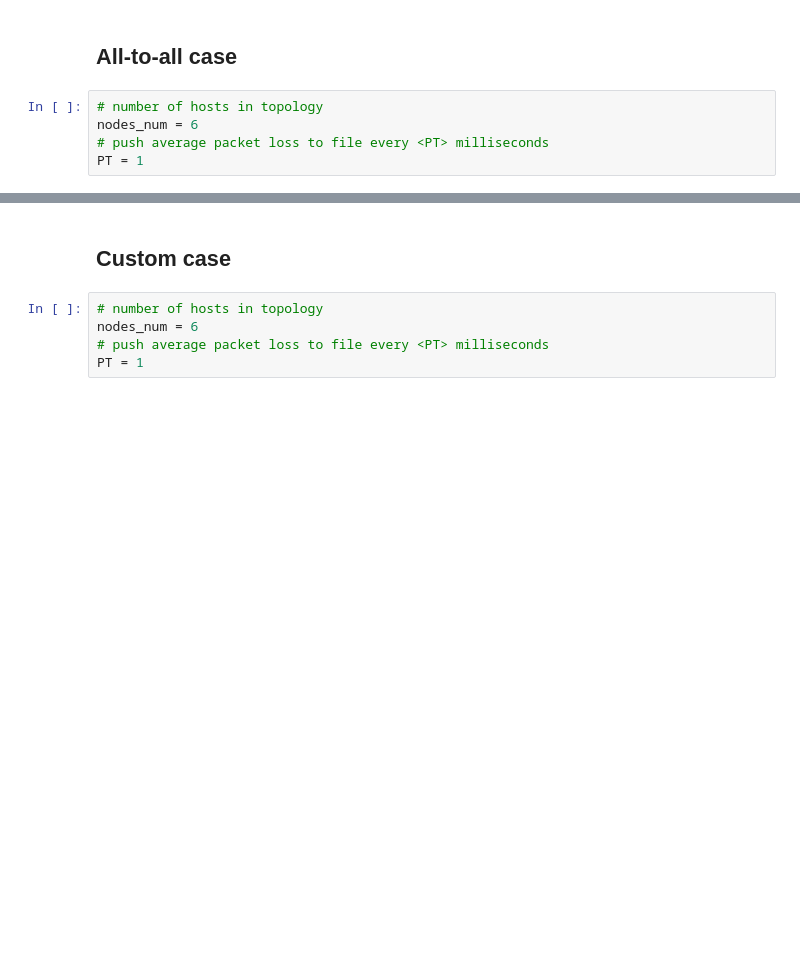
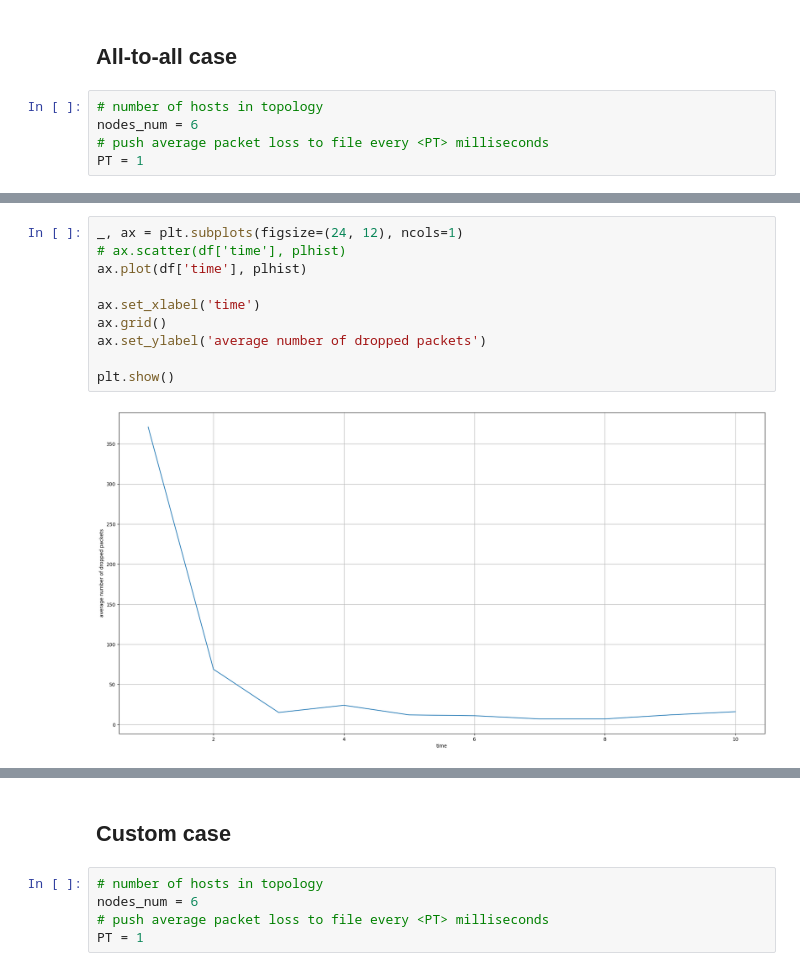
Before and after one commit to Krynegal/SDN_modeling_system, a Jupyter notebook: parser/datParser.ipynb, the cells around one changed output, grey strips where cells are left out. Saved outputs shown, nothing was run; the diff lists cells and outputs as text; blank space fills up the shorter version.

```diff
--- a/parser/datParser.ipynb
+++ b/parser/datParser.ipynb
@@ -349,3 +379,15 @@ plt.show()
+# %%
+_, ax = plt.subplots(figsize=(24, 12), ncols=1)
+# ax.scatter(df['time'], plhist)
+ax.plot(df['time'], plhist)
+
+ax.set_xlabel('time')
+ax.grid()
+ax.set_ylabel('average number of dropped packets')
+
+plt.show()
+# %% [output]
+[figure, added]
 # %%
 _, ax = plt.subplots(figsize=(24, 12), ncols=1)
 ax.hist(pl)
```
Also changed, not shown: parts of 22 cells of this notebook, 1 other file.
